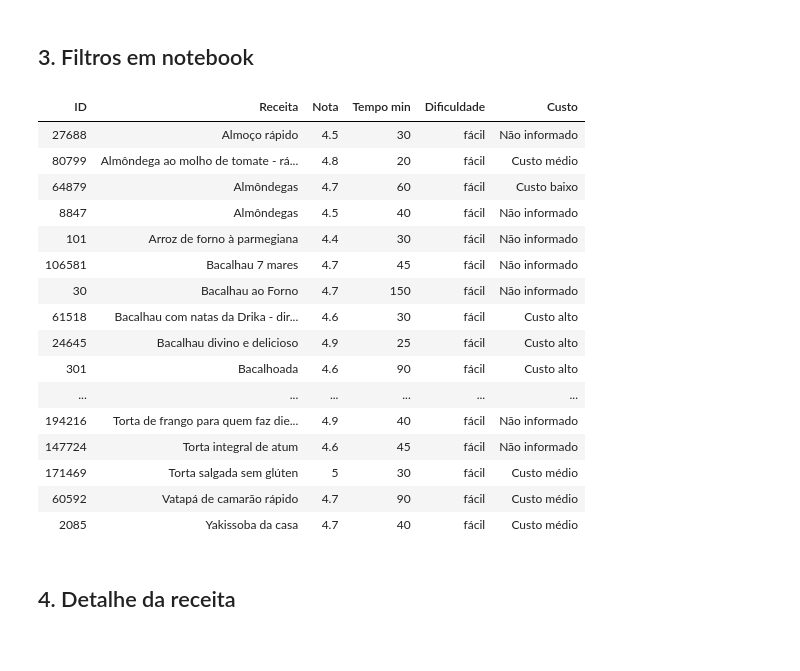
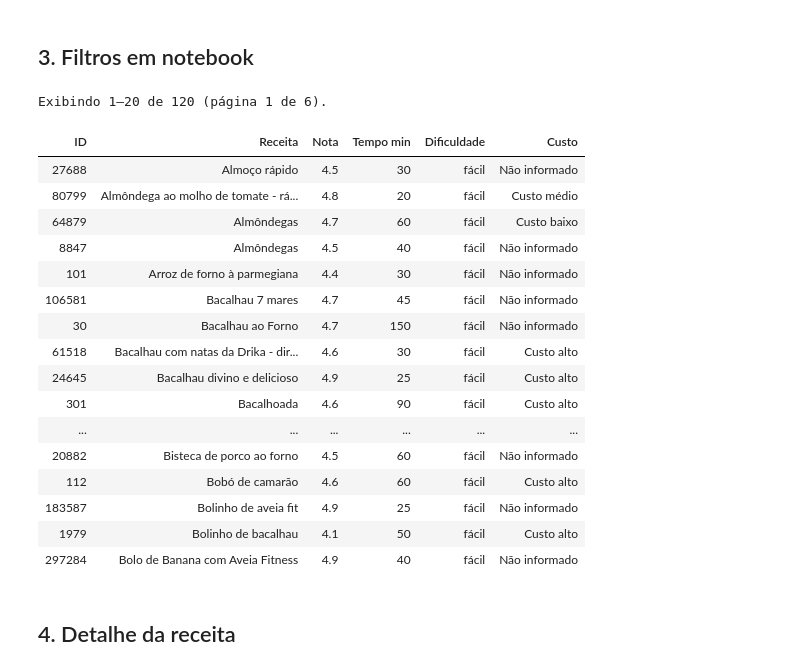
Before and after one commit to PHPacheco/Raspagem, a Jupyter notebook: notebooks/Trabalho PLN.ipynb, the cells around one changed output. Cells and saved outputs as stored; diff of their text form; code cells hidden in the pictures.

Commit message:
Organiza resultados do notebook

```diff
--- a/notebooks/Trabalho PLN.ipynb
+++ b/notebooks/Trabalho PLN.ipynb
@@ -160,10 +260,13 @@ dificuldade = ""
 custo = ""
 tempo_maximo = None
 nota_minima = None
+pagina = 1
+itens_por_pagina = 20
 
 connection = connect_database(DATABASE_PATH)
 sql = [
-    "SELECT site_recipe_id AS id, title, rating_value, prep_time_minutes, difficulty, cost_label",
+    "SELECT site_recipe_id AS id, title, rating_value, prep_time_minutes, difficulty, "
+    "COALESCE(NULLIF(TRIM(cost_label), ''), 'Não informado') AS cost_label",
     "FROM recipes WHERE 1 = 1",
 ]
 params = []
@@ -171,39 +274,50 @@ if busca:
     sql.append("AND search_text LIKE ?")
     params.append(f"%{busca.lower()}%")
 if dificuldade:
     sql.append("AND difficulty = ?")
     params.append(dificuldade)
 if custo:
     sql.append("AND cost_label = ?")
     params.append(custo)
 if tempo_maximo is not None:
     sql.append("AND prep_time_minutes <= ?")
     params.append(tempo_maximo)
 if nota_minima is not None:
     sql.append("AND rating_value >= ?")
     params.append(nota_minima)
 sql.append("ORDER BY title COLLATE NOCASE")
 receitas_filtradas = [dict(row) for row in connection.execute(" ".join(sql), params)]
 connection.close()
-display(HTML("Resultado dos filtros já exibido no output."))
+exibir_tabela(
+    receitas_filtradas,
+    [
+        ("id", "ID"), ("title", "Receita"), ("rating_value", "Nota"),
+        ("prep_time_minutes", "Tempo min"), ("difficulty", "Dificuldade"),
+        ("cost_label", "Custo"),
+    ],
+    pagina=pagina,
+    itens_por_pagina=itens_por_pagina,
+    titulo="Resultado dos filtros",
+)
 # %% [output]
+Exibindo 1–20 de 120 (página 1 de 6).
 | ID | Receita | Nota | Tempo min | Dificuldade | Custo |
 | 27688 | Almoço rápido | 4.5 | 30 | fácil | Não informado |
 | 80799 | Almôndega ao molho de tomate - rá... | 4.8 | 20 | fácil | Custo médio |
 | 64879 | Almôndegas | 4.7 | 60 | fácil | Custo baixo |
 | 8847 | Almôndegas | 4.5 | 40 | fácil | Não informado |
 | 101 | Arroz de forno à parmegiana | 4.4 | 30 | fácil | Não informado |
 | 106581 | Bacalhau 7 mares | 4.7 | 45 | fácil | Não informado |
 | 30 | Bacalhau ao Forno | 4.7 | 150 | fácil | Não informado |
 | 61518 | Bacalhau com natas da Drika - dir... | 4.6 | 30 | fácil | Custo alto |
 | 24645 | Bacalhau divino e delicioso | 4.9 | 25 | fácil | Custo alto |
 | 301 | Bacalhoada | 4.6 | 90 | fácil | Custo alto |
 | ... | ... | ... | ... | ... | ... |
-| 194216 | Torta de frango para quem faz die... | 4.9 | 40 | fácil | Não informado |
-| 147724 | Torta integral de atum | 4.6 | 45 | fácil | Não informado |
-| 171469 | Torta salgada sem glúten | 5 | 30 | fácil | Custo médio |
-| 60592 | Vatapá de camarão rápido | 4.7 | 90 | fácil | Custo médio |
-| 2085 | Yakissoba da casa | 4.7 | 40 | fácil | Custo médio |
+| 20882 | Bisteca de porco ao forno | 4.5 | 60 | fácil | Não informado |
+| 112 | Bobó de camarão | 4.6 | 60 | fácil | Custo alto |
+| 183587 | Bolinho de aveia fit | 4.9 | 25 | fácil | Não informado |
+| 1979 | Bolinho de bacalhau | 4.1 | 50 | fácil | Custo alto |
+| 297284 | Bolo de Banana com Aveia Fitness | 4.9 | 40 | fácil | Não informado |
 # %% [markdown]
 ## 4. Detalhe da receita
 # %%
```
Also changed, not shown: parts of 32 cells of this notebook, 3 other files.
